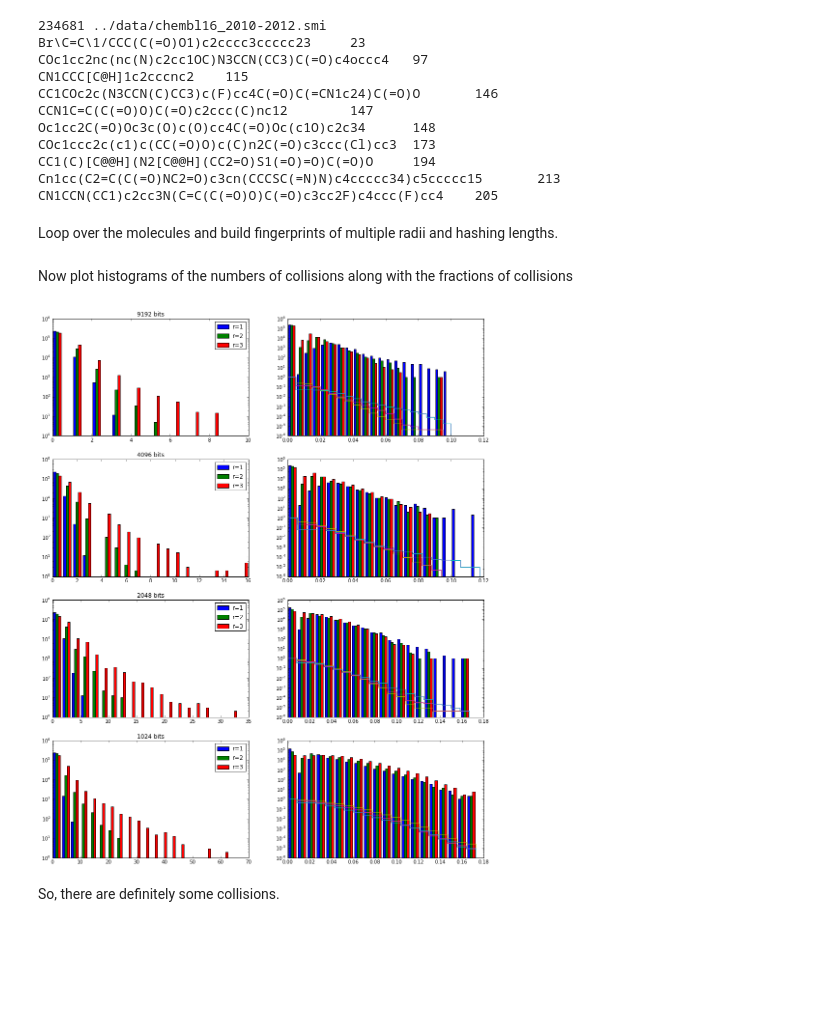
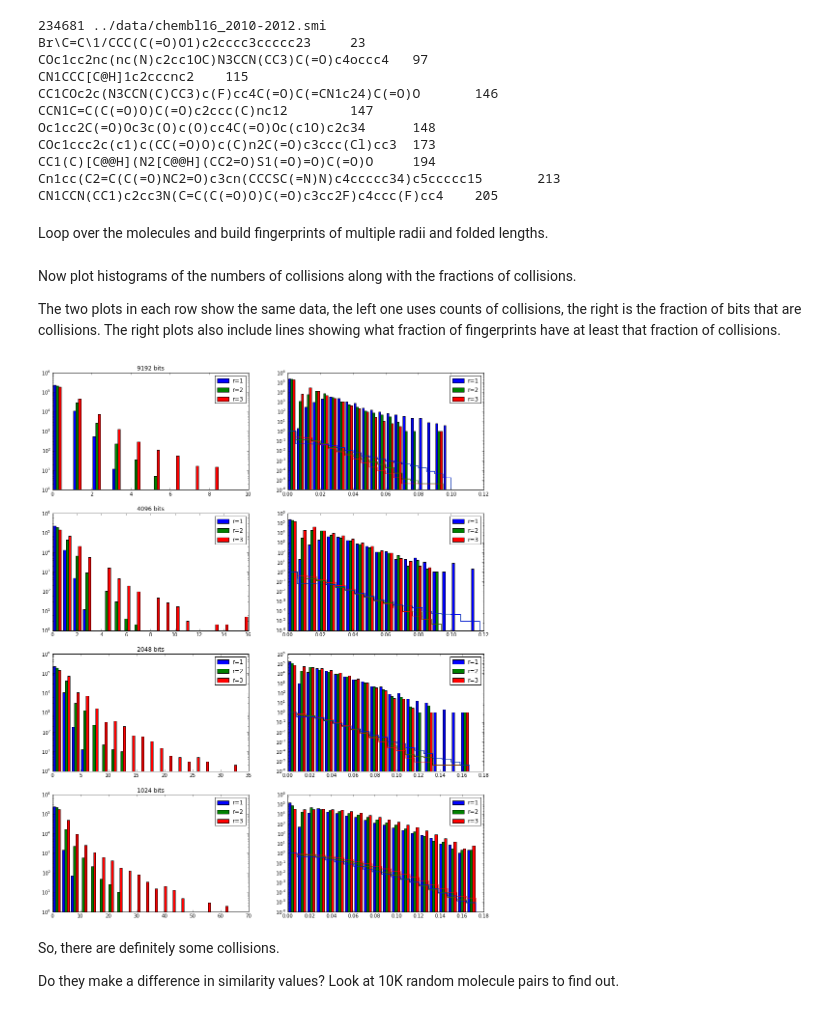
Before and after one commit to greglandrum/rdkit_blog, a Jupyter notebook: notebooks/Colliding Bits.ipynb, the cells around one changed output. Drawn from its saved outputs; the diff is of its cells as text; code cells hidden in the pictures; blank space fills up the shorter version.

Commit message:
finish bit collisions post

```diff
--- a/notebooks/Colliding Bits.ipynb
+++ b/notebooks/Colliding Bits.ipynb
@@ -41,7 +43,7 @@ CC1(C)[C@@H](N2[C@@H](CC2=O)S1(=O)=O)C(=O)O     194
 Cn1cc(C2=C(C(=O)NC2=O)c3cn(CCCSC(=N)N)c4ccccc34)c5ccccc15       213
 CN1CCN(CC1)c2cc3N(C=C(C(=O)O)C(=O)c3cc2F)c4ccc(F)cc4    205
 # %% [markdown]
-Loop over the molecules and build fingerprints of multiple radii and hashing lengths.
+Loop over the molecules and build fingerprints of multiple radii and folded lengths.
 # %%
 counts=defaultdict(list)
 for i,line in enumerate(file(filen)):
@@ -53,44 +55,49 @@ for i,line in enumerate(file(filen)):
             counts[(v,l)].append(rdmd.GetMorganFingerprintAsBitVect(m,v,l).GetNumOnBits())
     if not (i+1)%5000:
         print("Done {0}".format(i+1))
-# %% [markdown]
-Now plot histograms of the numbers of collisions along with the fractions of collisions
+# %% [markdown]
+Now plot histograms of the numbers of collisions along with the fractions of collisions.
+
+The two plots in each row show the same data, the left one uses counts of collisions, the right is the fraction of bits that are collisions. The right plots also include lines showing what fraction of fingerprints have at least that fraction of collisions.
 # %%
 figure(figsize=(16,20))
 
 pidx=1
 #----------------------------
 for nbits in (9192,4096,2048,1024):
     subplot(4,2,pidx)
     pidx+=1
     v1=np.array(counts[1,-1])
     v2=np.array(counts[1,nbits])
     d1 = v1-v2
     d1p=np.array(d1,np.float)
     d1p/=v1
     v1=np.array(counts[2,-1])
     v2=np.array(counts[2,nbits])
     d2 = v1-v2
     d2p=np.array(d2,np.float)
     d2p/=v1
     v1=np.array(counts[3,-1])
     v2=np.array(counts[3,nbits])
     d3 = v1-v2
     d3p=np.array(d3,np.float)
     d3p/=v1
 
     _=hist((d1,d2,d3),bins=20,log=True,label=("r=1","r=2","r=3"))
     title('%d bits'%nbits)
     _=legend()
 
     subplot(4,2,pidx)
     pidx+=1
-    _=hist((d1p,d2p,d3p),bins=20,log=True)
-    _=hist((d1p,d2p,d3p),bins=20,histtype='step',cumulative=-1,normed=True)
+    _=hist((d1p,d2p,d3p),bins=20,log=True,label=("r=1","r=2","r=3"))
+    _=hist((d1p,d2p,d3p),bins=20,histtype='step',cumulative=-1,normed=True, color=['b','g','r'])
+    _=legend()
 # %% [output]
-[figure, old version]
+[figure, new version]
-# %% [markdown]
-So, there are definitely some collisions.
+# %% [markdown]
+So, there are definitely some collisions.
+
+Do they make a difference in similarity values? Look at 10K random molecule pairs to find out.
 # %%
 random.seed(0xF00D)
 smis = [x.split()[0] for x in file(filen)]
```
Also changed, not shown: parts of 7 cells of this notebook.
